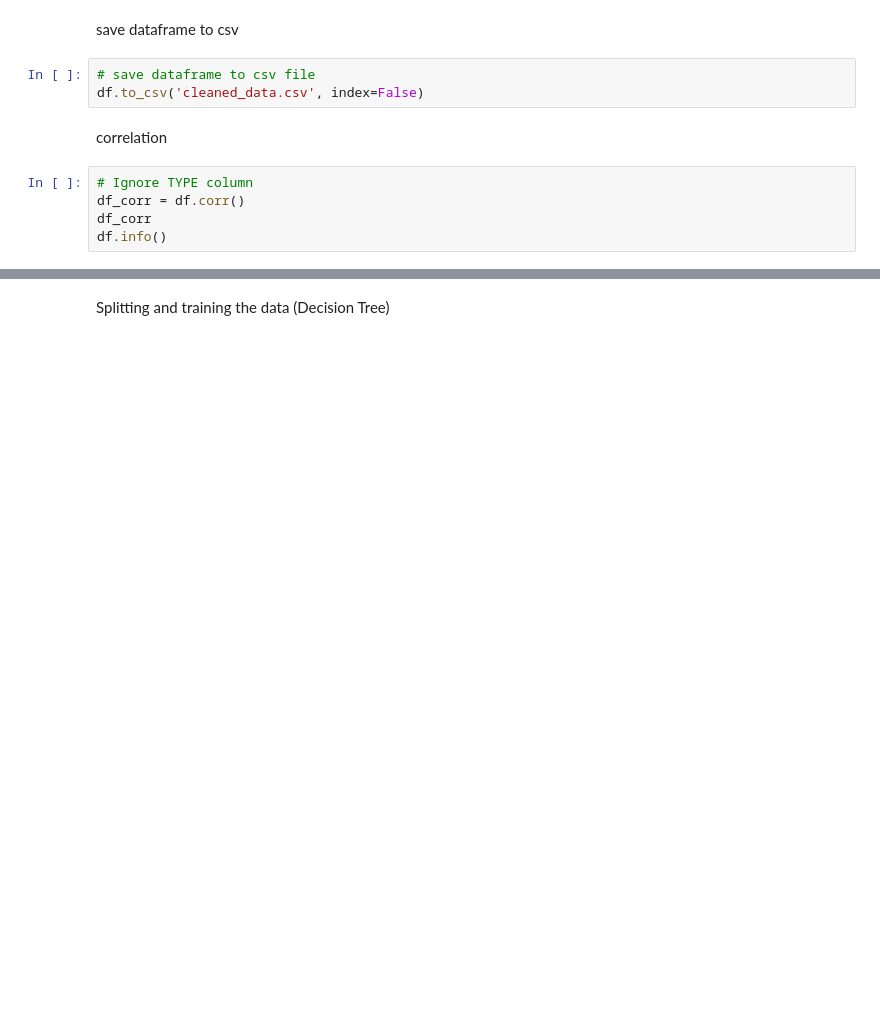
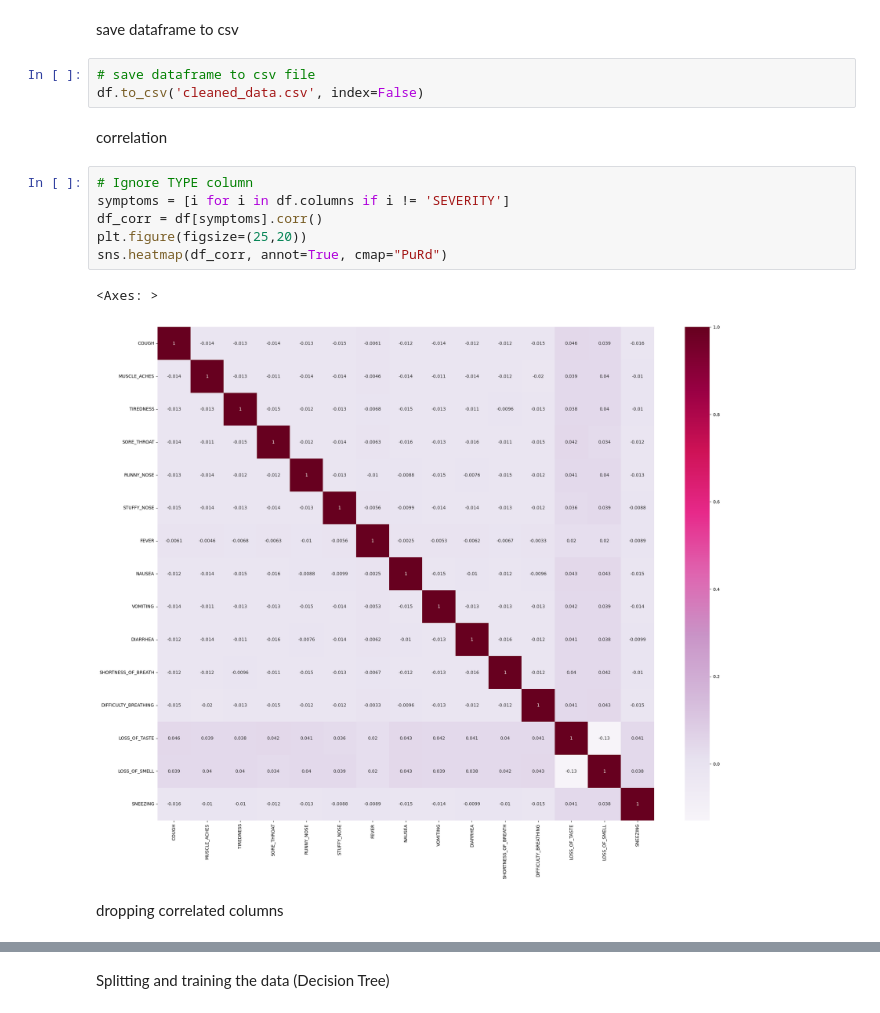
Before and after one commit to noctwilliam/fyp-data, a Jupyter notebook: data.ipynb, the cells around one changed output, grey strips where cells are left out. Saved outputs shown, nothing was run; the diff lists cells and outputs as text; blank space fills up the shorter version.

```diff
--- a/data.ipynb
+++ b/data.ipynb
@@ -133,8 +135,14 @@ save dataframe to csv
 df.to_csv('cleaned_data.csv', index=False)
 # %% [markdown]
 correlation
-# %%
-# Ignore TYPE column
-df_corr = df.corr()
-df_corr
-df.info()
+# %%
+# Ignore TYPE column
+symptoms = [i for i in df.columns if i != 'SEVERITY']
+df_corr = df[symptoms].corr()
+plt.figure(figsize=(25,20))
+sns.heatmap(df_corr, annot=True, cmap="PuRd")
+# %% [output]
+<Axes: >
+[figure, added]
+# %% [markdown]
+dropping correlated columns
```
Also changed, not shown: parts of 31 cells of this notebook, 1 other file.
